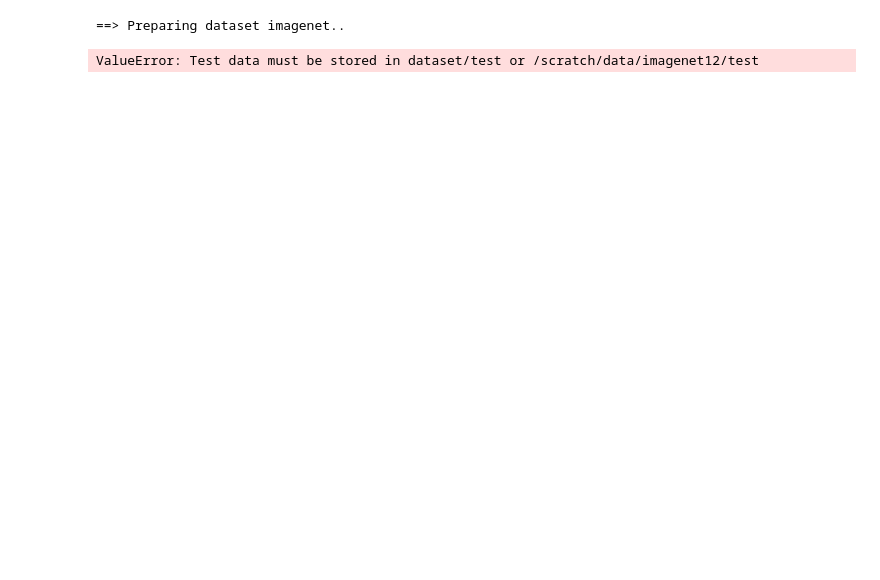
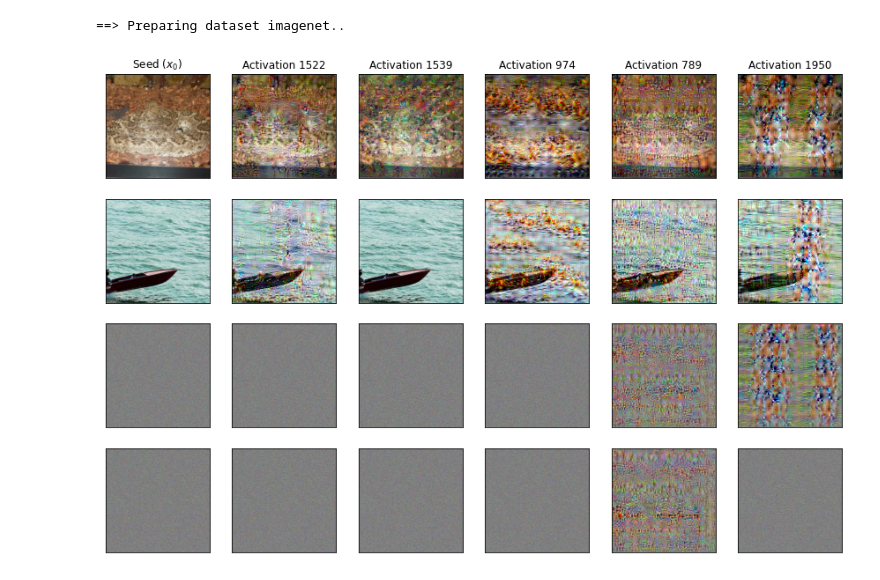
Before and after one commit to erichson/NoisyMix, a Jupyter notebook: feature_viz.ipynb, the cells around one changed output. Saved outputs shown, nothing was run; the diff lists cells and outputs as text; code cells hidden in the pictures; blank space fills up the shorter version.

```diff
--- a/feature_viz.ipynb
+++ b/feature_viz.ipynb
@@ -15,7 +18,7 @@ from transfer_learning.tools import load_model_from_id
 # %%
 # Constants
 DATA = 'ImageNet' # Choices: ['CIFAR', 'ImageNet', 'RestrictedImageNet']
-IMAGENET_FOLDER = '/scratch/data/imagenet12'
+IMAGENET_FOLDER = '/home/ubuntu/data/imagenet12'
 BATCH_SIZE = 4
 NUM_WORKERS = 8
 NOISE_SCALE = 20
@@ -32,4 +35,47 @@ _, test_loader = dataset.make_loaders(workers=NUM_WORKERS,
 data_iterator = enumerate(test_loader)
 # %% [output]
 ==> Preparing dataset imagenet..
-ValueError: Test data must be stored in dataset/test or /scratch/data/imagenet12/test
+# %%
+model = load_model_from_id('megamix')
+model = attacker.AttackerModel(model, dataset)
+model.eval()
+
+# Custom loss to maximize a given component of the representation vector
+def feature_vis_loss(model, inp, targ):
+    _, rep = model(inp,
+                   with_latent=True,
+                   fake_relu=True) #To propagate gradients through the "zero-region" of a ReLU activation
+    loss = rep[:, targ]
+    return loss, None
+
+# PGD parameters
+kwargs = {
+    'custom_loss': feature_vis_loss,
+    'constraint':'2',
+    'eps':2000,
+    'step_size': 4,
+    'iterations': 300,
+    'use_best': False
+}
+
+# Seed image for feature visualization (1/2 test images, 1/2 noise)
+_, (im, targ) = next(data_iterator)
+im_n = ch.randn_like(im) / NOISE_SCALE + 0.5
+ims = ch.cat([im, im_n])
+
+# Maximize random activations for given seed images using PGD
+act_list = np.random.randint(0, REPRESENTATION_SIZE, 5) # activations to visualize
+result = [ims.cpu()]
+
+model = model.cuda()
+it = tqdm(enumerate(act_list))
+for ii, i in it:
+    it.set_description(f'{ii+1}/{len(act_list)}')
+    _, xadv = model(ims.clone().cuda(), i, make_adv=True, **kwargs)
+    result.append(xadv.detach().cpu())
+# %%
+# Feature Visualization results: Columns show seed image followed by result of maximizing specific feature
+show_image_column(result,
+                  [r'Seed ($x_0$)'] + [f'Activation {i}' for i in act_list])
+# %% [output]
+[figure, added]
```
Also changed, not shown: parts of 2 cells of this notebook.
